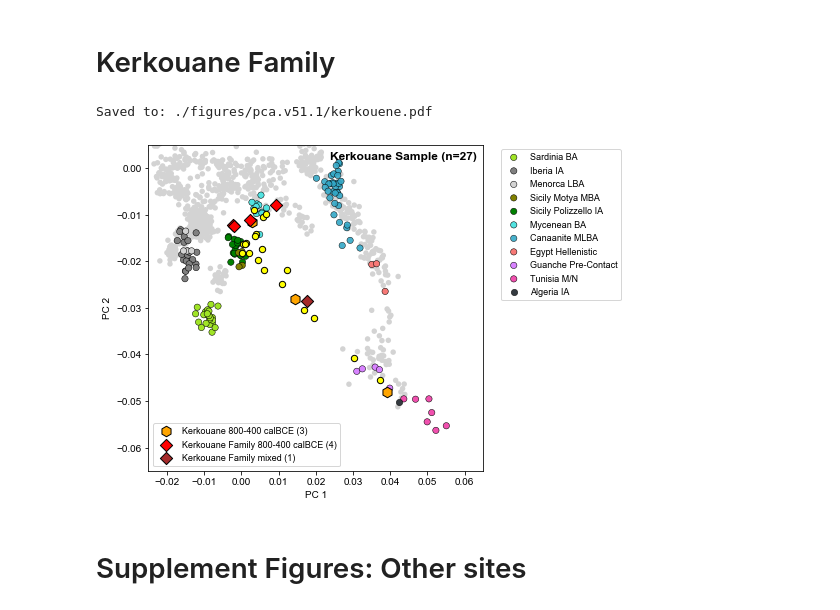
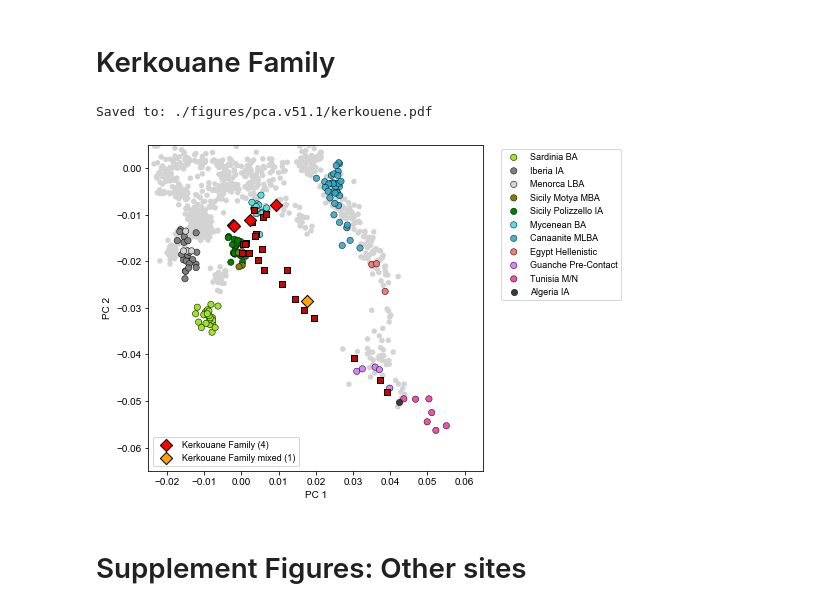
Before and after one commit to hringbauer/punic_aDNA, a Jupyter notebook: notebooks/figs/plot_pca_paper.v51.1.ipynb, the cells around one changed output. Drawn from its saved outputs; the diff is of its cells as text; code cells hidden in the pictures.

```diff
--- a/notebooks/figs/plot_pca_paper.v51.1.ipynb
+++ b/notebooks/figs/plot_pca_paper.v51.1.ipynb
@@ -708,15 +787,14 @@ l10 = plot_pca(ax, df_eg_hell, legend="", s=s, ec=ec, lw=lw)
 l11 = plot_pca(ax, df_alg, legend="", s=s, ec=ec, lw=lw)
 
 ### Kerkouane Background
-b1 = plot_pca(ax, df_kerk, c="yellow", legend="Kerkouane all",
-              ec="k", s=40, marker="o")
 
+b1 = plot_pca(ax, df_kerk, c="#d00000", legend="Kerkouane all",
+              ec="k", s=30, marker="s")
 
-
-### Kerkouane General
-df_iid = get_sub_iid(df, ["I24041", "I24036", "I24031"], output=False) # 400-200 calBCE
-a1 = plot_pca(ax, df_iid, c="orange", legend="Kerkouane 800-400 calBCE (3)",
-         ec="k", s=110, marker="h")
+### Kerkouane RC Dates
+#df_iid = get_sub_iid(df, ["I24041", "I24036", "I24031"], output=False) # 400-200 calBCE
+#a1 = plot_pca(ax, df_iid, c="orange", legend="Kerkouane 800-400 calBCE (3)",
+#         ec="k", s=110, marker="h")
 
 ### Kerkouane Family
 df_iid = get_sub_iid(df, ["I24494", "I24040", "I24194",  "I24193"], output=False)#
@@ -726,49 +804,42 @@ a2 = plot_pca(ax, df_iid, c="red", legend="Kerkouane Family 800-400 calBCE (4)",
 
 ### Kerkouane Family Outlier
 df_iid = get_sub_iid(df, ["I24215"], output=False)
-a3 = plot_pca(ax, df_iid, c="brown", legend="Kerkouane Family mixed",
+a3 = plot_pca(ax, df_iid, c="orange", legend="Kerkouane Family mixed",
               ec="k", s=75, marker="D")
-
 
 labels = ["Sardinia BA", "Iberia IA", "Menorca LBA", "Sicily Motya MBA", "Sicily Polizzello IA",
           "Mycenean BA", "Canaanite MLBA", "Egypt Hellenistic", "Guanche Pre-Contact",
           "Tunisia M/N", "Algeria IA"]
 
 plots = [l4, l3, l9, l6, l5, l2, l1, l10, l8, l7, l11]
 leg1 = ax.legend(plots, labels, fontsize=9,
           bbox_to_anchor=(1.04,1), loc="upper left")
 
-
-plots = [a1, a2, a3]
-legs = ["Kerkouane 800-400 calBCE (3)", "Kerkouane Family 800-400 calBCE (4)", "Kerkouane Family mixed (1)"]
+plots = [a2, a3]
+legs = ["Kerkouane Family (4)", "Kerkouane Family mixed (1)"]
 
 leg = ax.legend(plots, legs, fontsize=9, loc="lower left", title="")
-#ax.add_artist(leg1)
-
-
 ax.add_artist(leg1)
-
-
 
 ax.set_xlabel("PC 1")
 ax.set_ylabel("PC 2")
 ax.set_xlim([-0.025,0.065])
 ax.set_ylim([-0.065,0.005])
 
 ### Title left top:
-ax.text(0.98, 0.98, "Kerkouane Sample (n=27)",
-        weight='bold',
-        ha="right", va="top", fontsize=12, transform = ax.transAxes, zorder=20)
+#ax.text(0.98, 0.98, "Kerkouane Sample (n=27)",
+#        weight='bold',
+#        ha="right", va="top", fontsize=12, transform = ax.transAxes, zorder=20)
 
 if len(savepath) > 0:
     plt.savefig(savepath, bbox_inches = 'tight',
                 pad_inches = 0, dpi=600)
     print(f"Saved to: {savepath}")
 
 plt.show()
 # %% [output]
 Saved to: ./figures/pca.v51.1/kerkouene.pdf
-[figure, old version]
+[figure, new version]
 # %% [markdown]
 # Supplement Figures: Other sites
 # %%
```
Also changed, not shown: parts of 19 cells of this notebook, 7 other files.
